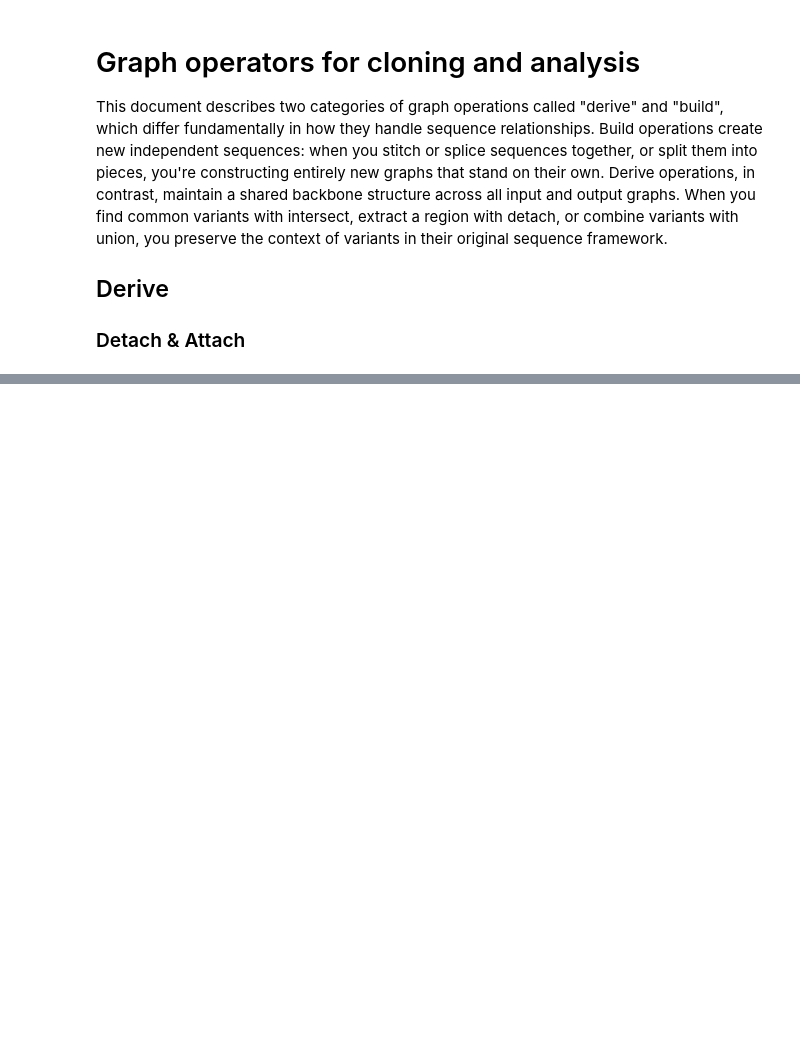
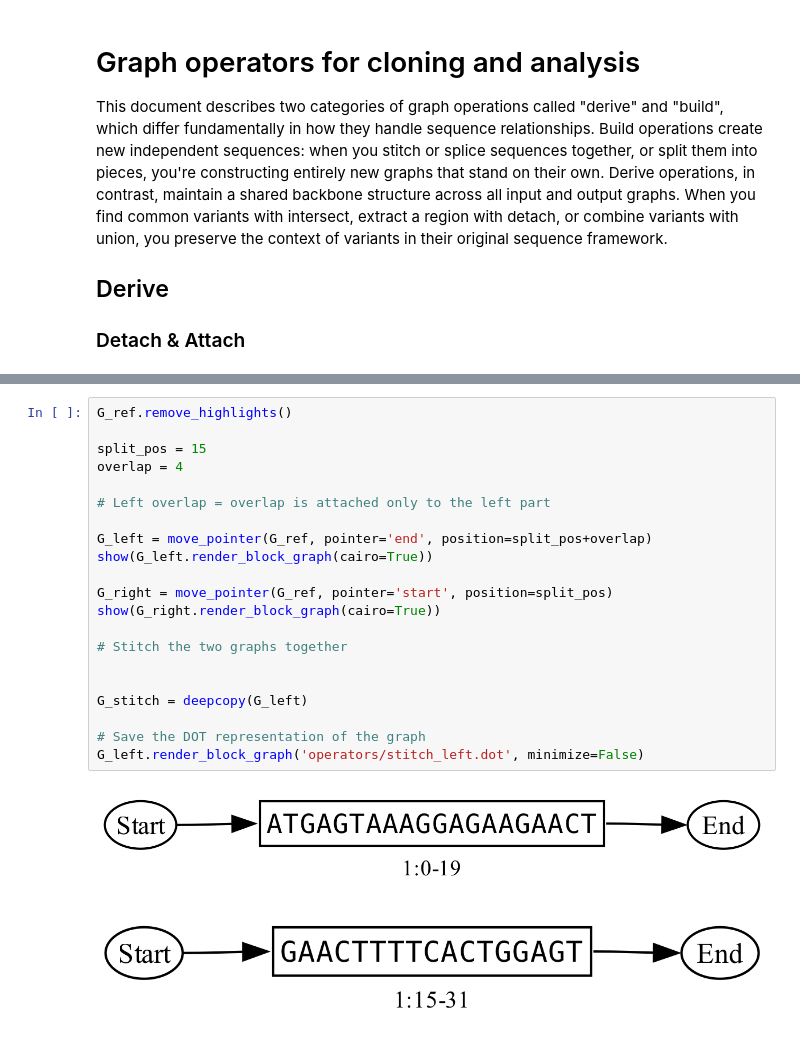
Before and after one commit to ginkgobioworks/gen, a Jupyter notebook: docs/figures/operators.ipynb, the cells around one changed output, grey strips where cells are left out. Drawn from its saved outputs; the diff is of its cells as text; blank space fills up the shorter version.

```diff
--- a/docs/figures/operators.ipynb
+++ b/docs/figures/operators.ipynb
@@ -303,0 +367,24 @@ NetworkXError: The node 4 is not in the digraph.
+# %%
+G_ref.remove_highlights()
+
+split_pos = 15
+overlap = 4
+
+# Left overlap = overlap is attached only to the left part
+
+G_left = move_pointer(G_ref, pointer='end', position=split_pos+overlap)
+show(G_left.render_block_graph(cairo=True))
+
+G_right = move_pointer(G_ref, pointer='start', position=split_pos)
+show(G_right.render_block_graph(cairo=True))
+
+# Stitch the two graphs together
+
+
+G_stitch = deepcopy(G_left)
+
+# Save the DOT representation of the graph
+G_left.render_block_graph('operators/stitch_left.dot', minimize=False)
+# %% [output]
+[figure, added]
+[figure, added]
```
Also changed, not shown: parts of 14 cells of this notebook, 19 other files.
